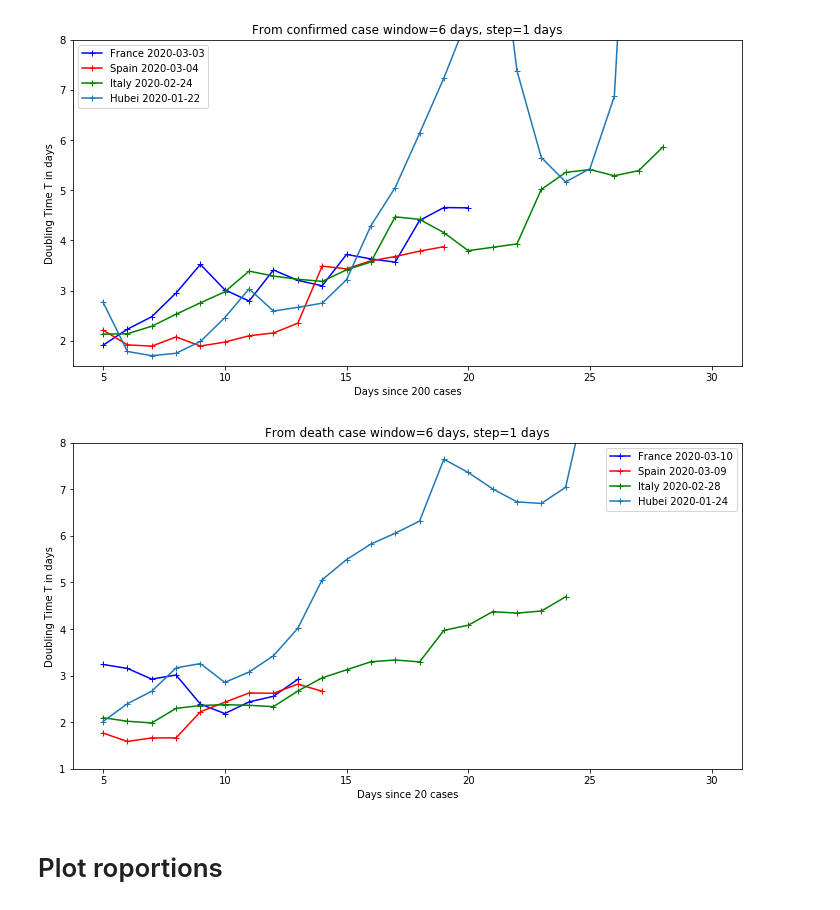
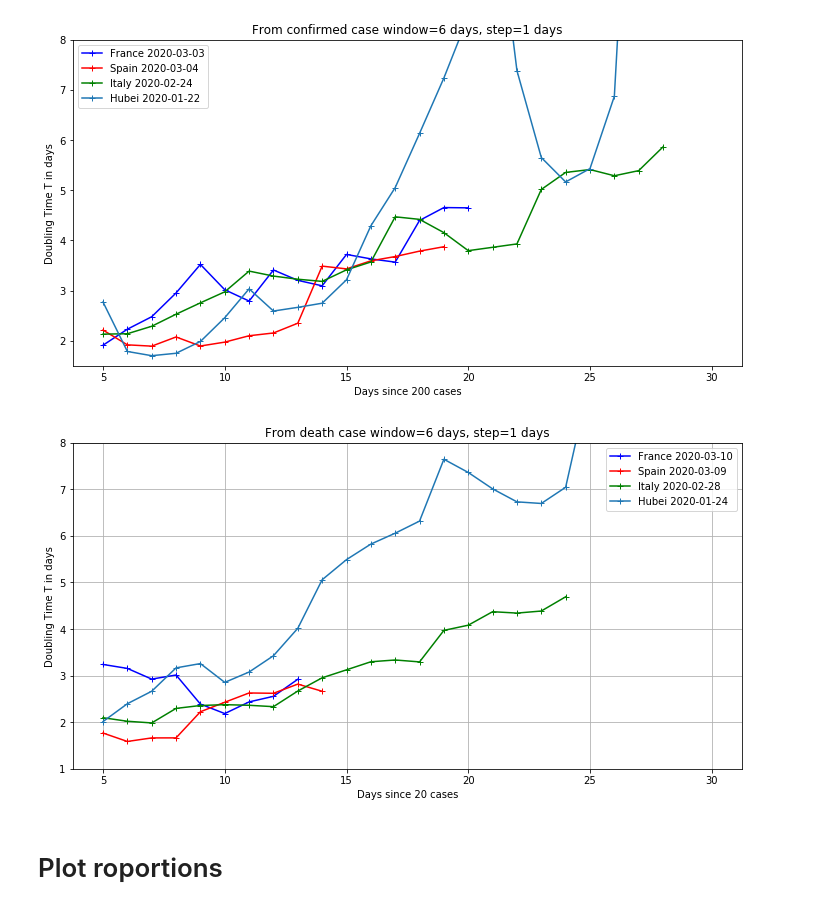
Before and after one commit to SylvainGuieu/corona, a Jupyter notebook: corona.ipynb, the cells around one changed output. Saved outputs shown, nothing was run; the diff lists cells and outputs as text; code cells hidden in the pictures.

Commit message:
plot update

```diff
--- a/corona.ipynb
+++ b/corona.ipynb
@@ -277,16 +277,17 @@ _ = ax.set(ylim=(1.5,8), xlabel="Days since 200 cases", ylabel="Doubling Time T
 # %%
 subset = death.subset(['Italy', 'France', 'Spain', 'Hubei'])
 origin = death.when_case_exceed(20)
 data = subset.get_day_indexed(origin).subset(start=0, end=30)
 
 intervals = data.intervals(window=6, step=1, mindays=6)
 result = data.fit_intervals(intervals)
 # first argument datekey can be 'start', 'end', 'center' define which date to plot
 ax = result.plot(datekey='end', style={'marker':'+'})
 _ = ax.set(ylim=(1,8), xlabel="Days since 20 cases", ylabel="Doubling Time T in days",
            title="From death case window=%d days, step=1 days"%(6))
+ax.grid(which="both")
 # %% [output]
-[figure, old version]
+[figure, new version]
 # %% [markdown]
 # Plot roportions
 # %% [markdown]
```
Also changed, not shown: 4 other files.
